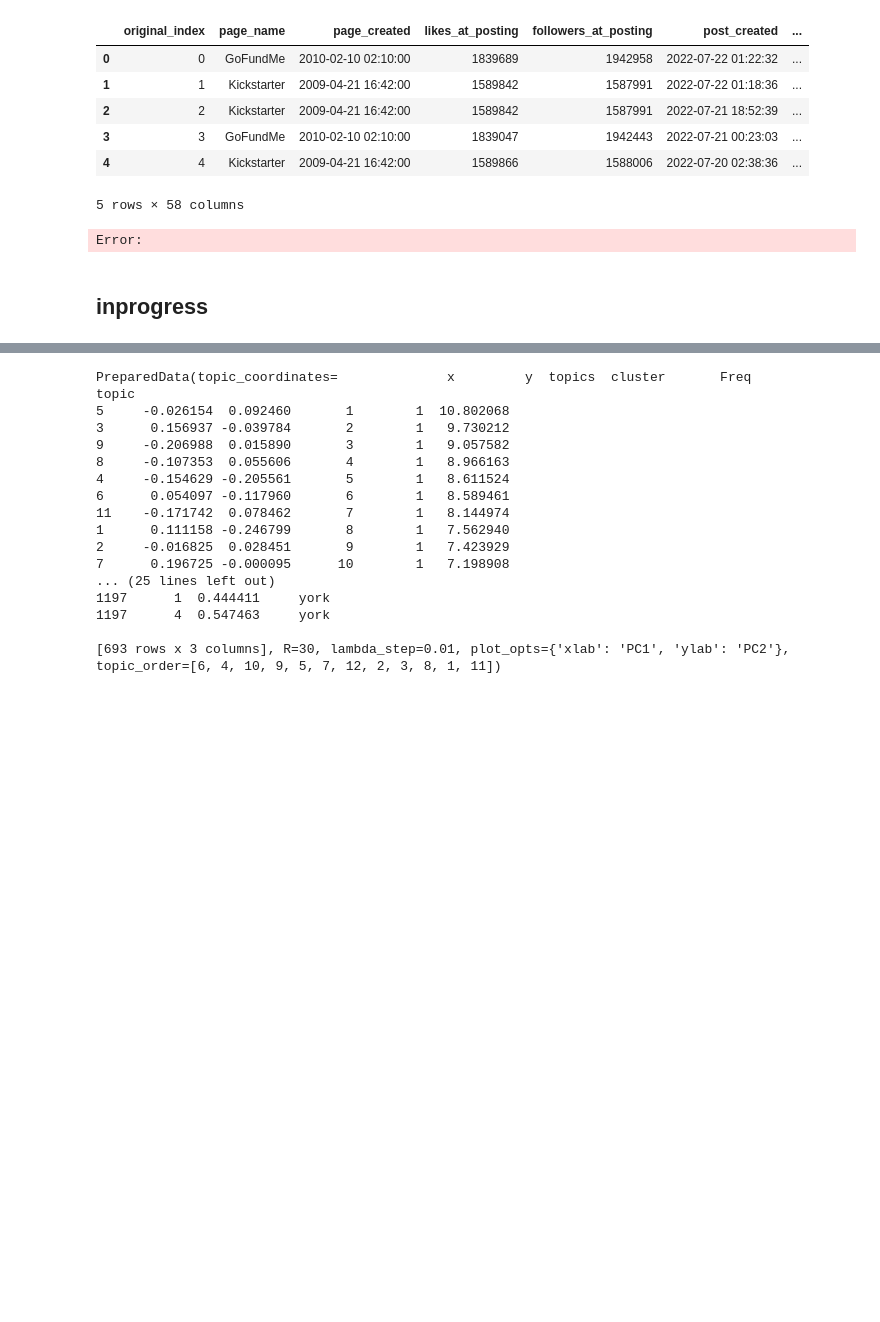
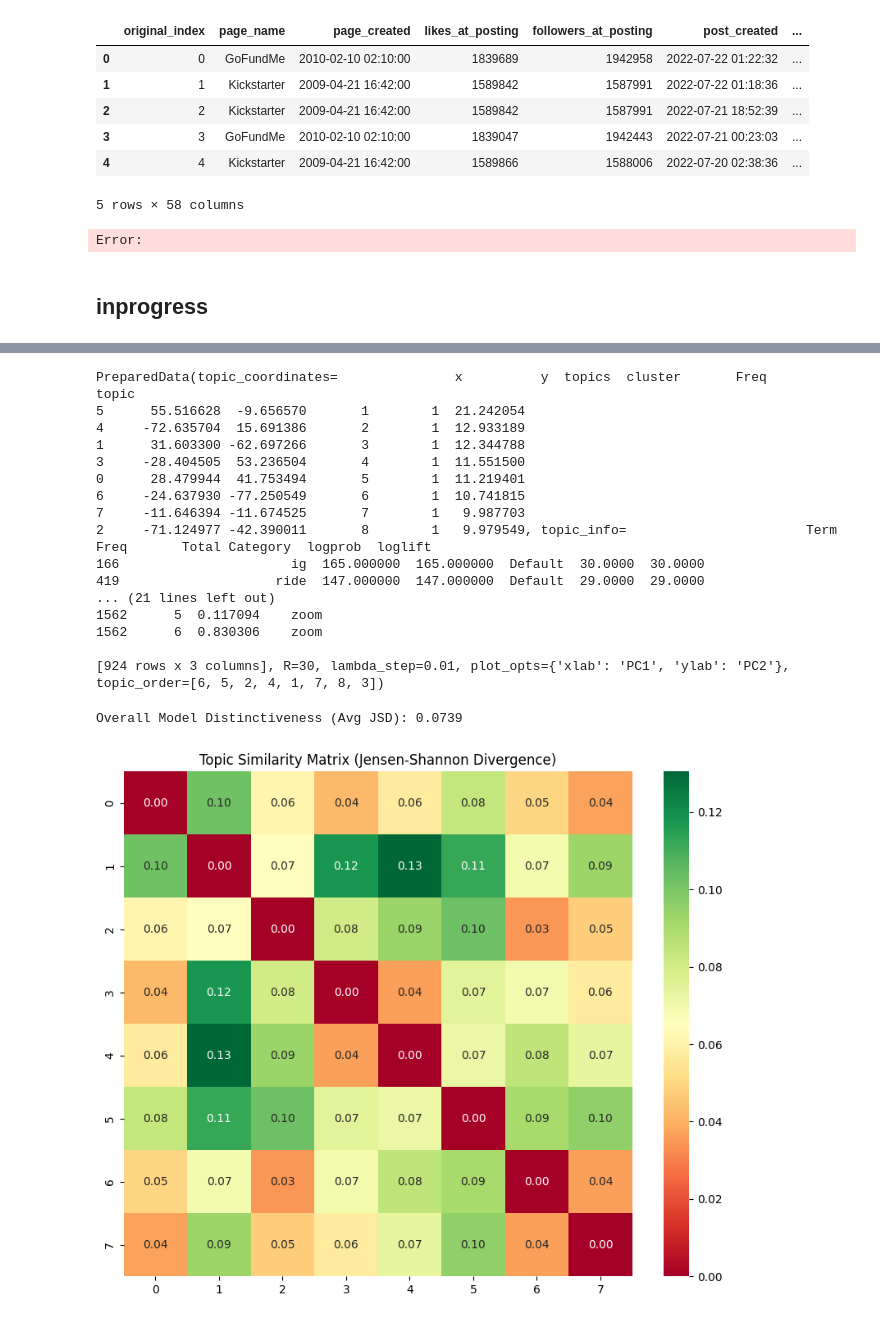
Before and after one commit to Akhil-Theerthala/Crowdfunding-Social-Media-Drivers, a Jupyter notebook: Data/initial_data_processing.ipynb, the cells around one changed output, grey strips where cells are left out. Saved outputs shown, nothing was run; the diff lists cells and outputs as text; code cells hidden in the pictures; blank space fills up the shorter version.

```diff
--- a/Data/initial_data_processing.ipynb
+++ b/Data/initial_data_processing.ipynb
@@ -5,6 +5,8 @@ This is the 2023 revison of the **Social Media impact on the Crowdfunding Succes
 # %%
 import os
 import nltk
+# nltk.download("popular")
+
 import json
 import spacy
 import random
@@ -43,8 +45,8 @@ def set_seed(seed_value):
 
 set_seed(42)
 
-
-current_dir = r'/home/theerthala/Documents/repos/Crowdfunding-Social-Media-Drivers/Data/Original_dataset/'
+# spacy.cli.download("en_core_web_trf")
+current_dir = r'./Original_dataset/'
 
 nlp = spacy.load('en_core_web_trf')
 nlp_td = spacy.load('en_core_web_sm')
@@ -495,24 +468,65 @@ Error:
 # %%
-best_k = 12
+best_k = 8
 lda_model = gensim.models.LdaModel.load(current_dir + f'lda_models/{best_k}_topics/lda_model_{best_k}_topics')
 
 pyLDAvis.enable_notebook()
+vis = pyLDAvis.gensim_models.prepare(lda_model, corpus, id2word, mds="tsne")
 vis
 # %% [output]
-PreparedData(topic_coordinates=              x         y  topics  cluster       Freq
+PreparedData(topic_coordinates=               x          y  topics  cluster       Freq
 topic
-5     -0.026154  0.092460       1        1  10.802068
-3      0.156937 -0.039784       2        1   9.730212
-9     -0.206988  0.015890       3        1   9.057582
-8     -0.107353  0.055606       4        1   8.966163
-4     -0.154629 -0.205561       5        1   8.611524
-6      0.054097 -0.117960       6        1   8.589461
-11    -0.171742  0.078462       7        1   8.144974
-1      0.111158 -0.246799       8        1   7.562940
-2     -0.016825  0.028451       9        1   7.423929
-7      0.196725 -0.000095      10        1   7.198908
-... (25 lines left out)
-1197      1  0.444411     york
-1197      4  0.547463     york
+5      55.516628  -9.656570       1        1  21.242054
+4     -72.635704  15.691386       2        1  12.933189
+1      31.603300 -62.697266       3        1  12.344788
+3     -28.404505  53.236504       4        1  11.551500
+0      28.479944  41.753494       5        1  11.219401
+6     -24.637930 -77.250549       6        1  10.741815
+7     -11.646394 -11.674525       7        1   9.987703
+2     -71.124977 -42.390011       8        1   9.979549, topic_info=                       Term        Freq       Total Category  logprob  loglift
+166                      ig  165.000000  165.000000  Default  30.0000  30.0000
+419                    ride  147.000000  147.000000  Default  29.0000  29.0000
+... (21 lines left out)
+1562      5  0.117094    zoom
+1562      6  0.830306    zoom
 
-[693 rows x 3 columns], R=30, lambda_step=0.01, plot_opts={'xlab': 'PC1', 'ylab': 'PC2'}, topic_order=[6, 4, 10, 9, 5, 7, 12, 2, 3, 8, 1, 11])
+[924 rows x 3 columns], R=30, lambda_step=0.01, plot_opts={'xlab': 'PC1', 'ylab': 'PC2'}, topic_order=[6, 5, 2, 4, 1, 7, 8, 3])
+# %%
+from scipy.spatial.distance import jensenshannon
+
+
+best_k = 8
+lda_model = gensim.models.LdaModel.load(current_dir + f'lda_models/{best_k}_topics/lda_model_{best_k}_topics')
+
+def compute_js_divergence_matrix(model):
+    num_topics = model.num_topics
+    js_matrix = np.zeros((num_topics, num_topics))
+
+    for i in range(num_topics):
+        for j in range(num_topics):
+            topic_i = model.get_topic_terms(i, topn=model.num_terms)
+            topic_j = model.get_topic_terms(j, topn=model.num_terms)
+
+            # Create probability distributions
+            dist_i = np.array([prob for _, prob in topic_i])
+            dist_j = np.array([prob for _, prob in topic_j])
+
+            js_matrix[i, j] = jensenshannon(dist_i, dist_j)
+
+    return js_matrix
+
+js_distances = compute_js_divergence_matrix(lda_model)
+unique_distances = js_distances[np.triu_indices_from(js_distances, k=1)]
+overall_jsd = np.mean(unique_distances)
+
+print(f"Overall Model Distinctiveness (Avg JSD): {overall_jsd:.4f}")
+
+# Visualize the similarity/distance matrix
+import seaborn as sns
+plt.figure(figsize=(10, 8))
+sns.heatmap(js_distances, annot=True, fmt='.2f', cmap='RdYlGn',
+            xticklabels=range(best_k), yticklabels=range(best_k))
+plt.title('Topic Similarity Matrix (Jensen-Shannon Divergence)')
+plt.show()
+# %% [output]
+Overall Model Distinctiveness (Avg JSD): 0.0739
+[figure, added]
```
Also changed, not shown: parts of 15 cells of this notebook, 19 other files.
